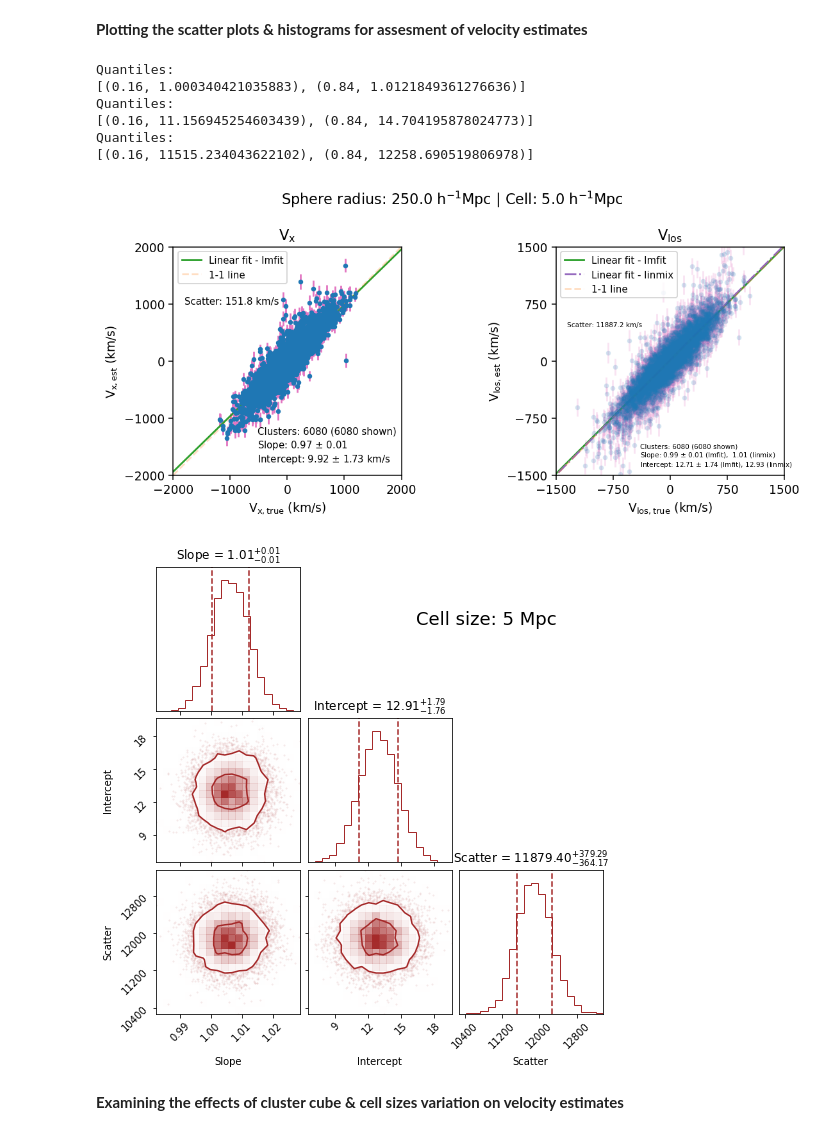
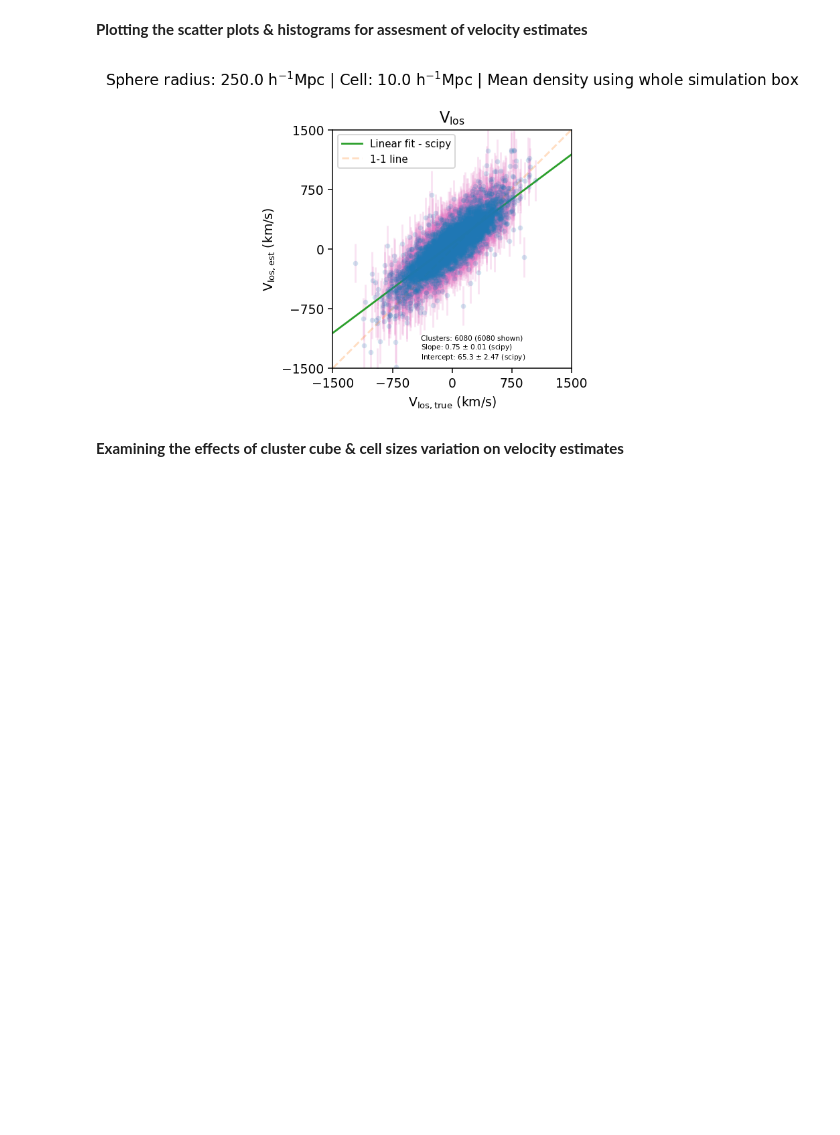
Before and after one commit to awaismirza92/velocity-reconstruction-and-kinetic-SZ, a Jupyter notebook: codes/velocity-reconstruction-big-sim-box.ipynb, the cells around one changed output. Saved outputs shown, nothing was run; the diff lists cells and outputs as text; code cells hidden in the pictures; blank space fills up the shorter version.

Commit message:
used whole box mean density, removed redundant cells

```diff
--- a/codes/velocity-reconstruction-big-sim-box.ipynb
+++ b/codes/velocity-reconstruction-big-sim-box.ipynb
@@ -452,2 +438,20 @@ def linmix_func(x_values, y_values, errors):
+# %%
+def scipy_curve_fit_func(x_values, y_values, y_errors = None):
+
+    def linear_func(x, m, c):
+        return m*x + c
+
+    if y_errors is None:
+        param = curve_fit(linear_func, x_values, y_values)
+
+    else:
+        param = curve_fit(linear_func, x_values, y_values, sigma = y_errors,
+              absolute_sigma = True)
+
+    slope, intercept = param[0]
+    slope_err, intercept_err = (np.sqrt(param[1][0,0]),
+                                   np.sqrt(param[1][1,1]))
+
+    return slope, slope_err, intercept, intercept_err
 # %% [markdown]
 **Plotting the scatter plots & histograms for assesment of velocity estimates**
@@ -692,11 +535,4 @@ def plotting_func(df_clusters_est_err, cell_size, clus_cube_size_actual, param_l
 # %%
-plotting_func(df_clusters_est_err, cell_size, clus_cube_size_actual, param_los_linmix)
+plotting_func(df_clusters_est_err, cell_size, clus_cube_size_actual);
 # %% [output]
-Quantiles:
-[(0.16, 1.000340421035883), (0.84, 1.0121849361276636)]
-Quantiles:
-[(0.16, 11.156945254603439), (0.84, 14.704195878024773)]
-Quantiles:
-[(0.16, 11515.234043622102), (0.84, 12258.690519806978)]
-[figure, old version]
+[figure, new version]
-[figure, removed]
```
Also changed, not shown: parts of 28 cells of this notebook.
